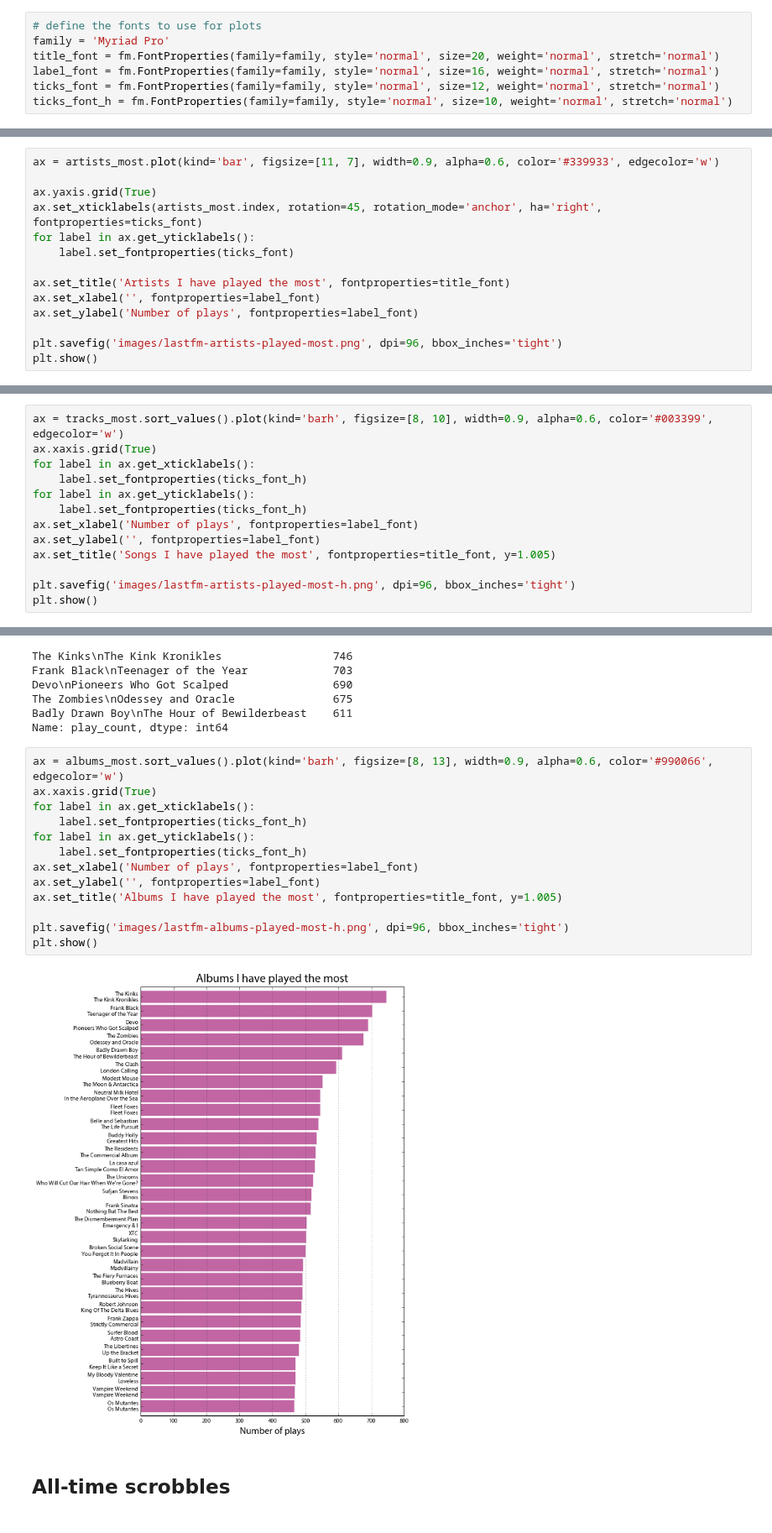
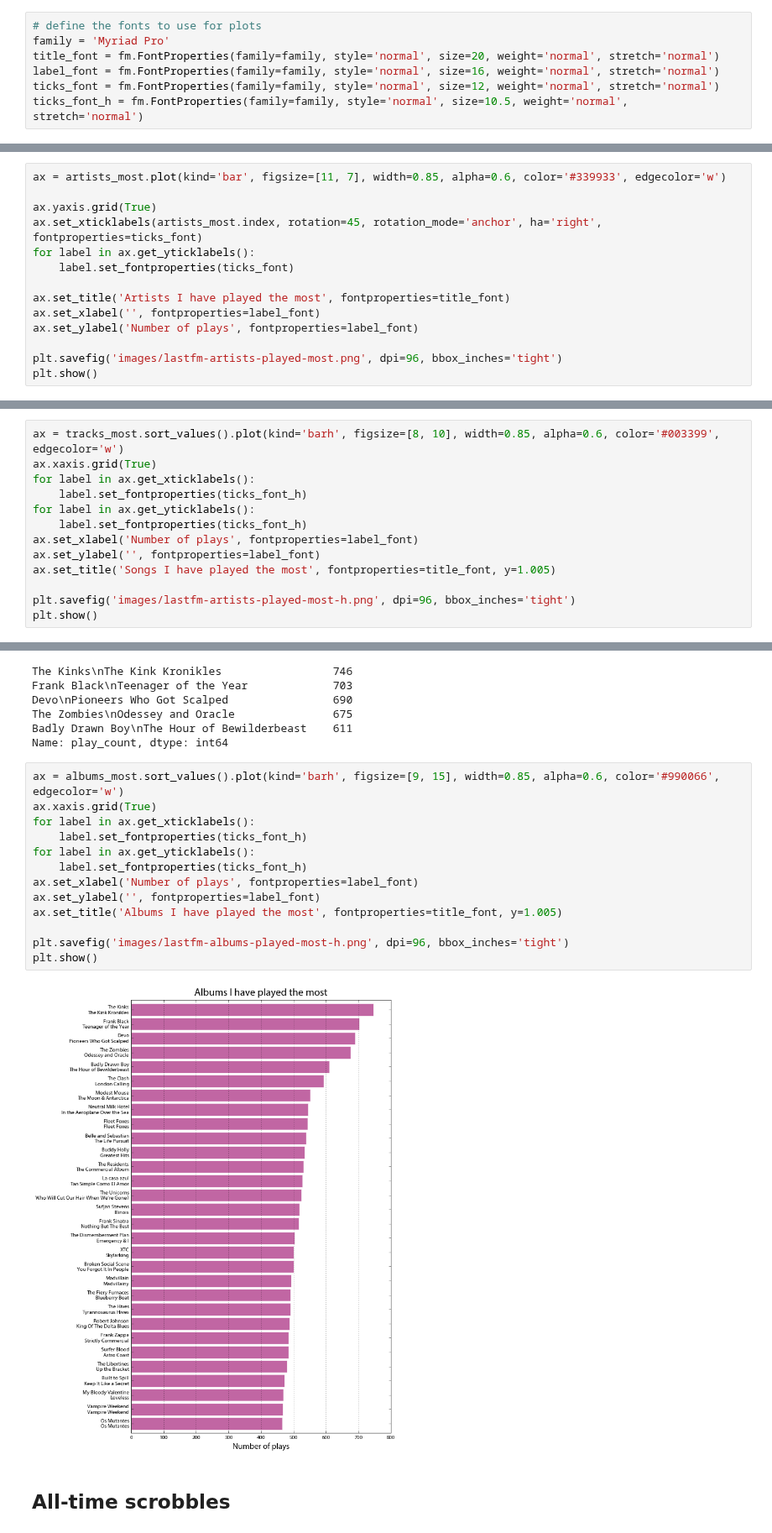
Before and after one commit to gboeing/data-visualization, a Jupyter notebook: lastfm-listening-history/lastfm_analysis.ipynb, the cells around one changed output, grey strips where cells are left out. Shown at 84% size. Drawn from its saved outputs; the diff is of its cells as text.

```diff
--- a/lastfm-listening-history/lastfm_analysis.ipynb
+++ b/lastfm-listening-history/lastfm_analysis.ipynb
@@ -12,7 +13,7 @@ family = 'Myriad Pro'
 title_font = fm.FontProperties(family=family, style='normal', size=20, weight='normal', stretch='normal')
 label_font = fm.FontProperties(family=family, style='normal', size=16, weight='normal', stretch='normal')
 ticks_font = fm.FontProperties(family=family, style='normal', size=12, weight='normal', stretch='normal')
-ticks_font_h = fm.FontProperties(family=family, style='normal', size=10, weight='normal', stretch='normal')
+ticks_font_h = fm.FontProperties(family=family, style='normal', size=10.5, weight='normal', stretch='normal')
 # %% [markdown]
 ## Top artists
 # %%
@@ -28,7 +29,7 @@ Belle and Sebastian    2292
 Radiohead              2151
 Name: play_count, dtype: int64
 # %%
-ax = artists_most.plot(kind='bar', figsize=[11, 7], width=0.9, alpha=0.6, color='#339933', edgecolor='w')
+ax = artists_most.plot(kind='bar', figsize=[11, 7], width=0.85, alpha=0.6, color='#339933', edgecolor='w')
 
 ax.yaxis.grid(True)
 ax.set_xticklabels(artists_most.index, rotation=45, rotation_mode='anchor', ha='right', fontproperties=ticks_font)
@@ -59,7 +60,7 @@ The Zombies\nThis Will Be Our Year        113
 The Kinks\nDays                           104
 Name: play_count, dtype: int64
 # %%
-ax = tracks_most.sort_values().plot(kind='barh', figsize=[8, 10], width=0.9, alpha=0.6, color='#003399', edgecolor='w')
+ax = tracks_most.sort_values().plot(kind='barh', figsize=[8, 10], width=0.85, alpha=0.6, color='#003399', edgecolor='w')
 ax.xaxis.grid(True)
 for label in ax.get_xticklabels():
     label.set_fontproperties(ticks_font_h)
@@ -89,20 +90,20 @@ The Zombies\nOdessey and Oracle               675
 Badly Drawn Boy\nThe Hour of Bewilderbeast    611
 Name: play_count, dtype: int64
 # %%
-ax = albums_most.sort_values().plot(kind='barh', figsize=[8, 13], width=0.9, alpha=0.6, color='#990066', edgecolor='w')
+ax = albums_most.sort_values().plot(kind='barh', figsize=[9, 15], width=0.85, alpha=0.6, color='#990066', edgecolor='w')
 ax.xaxis.grid(True)
 for label in ax.get_xticklabels():
     label.set_fontproperties(ticks_font_h)
 for label in ax.get_yticklabels():
     label.set_fontproperties(ticks_font_h)
 ax.set_xlabel('Number of plays', fontproperties=label_font)
 ax.set_ylabel('', fontproperties=label_font)
 ax.set_title('Albums I have played the most', fontproperties=title_font, y=1.005)
 
 plt.savefig('images/lastfm-albums-played-most-h.png', dpi=96, bbox_inches='tight')
 plt.show()
 # %% [output]
-[figure, old version]
+[figure, new version]
 # %% [markdown]
 ## All-time scrobbles
 # %%
```
Also changed, not shown: parts of 25 cells of this notebook, 12 other files.
